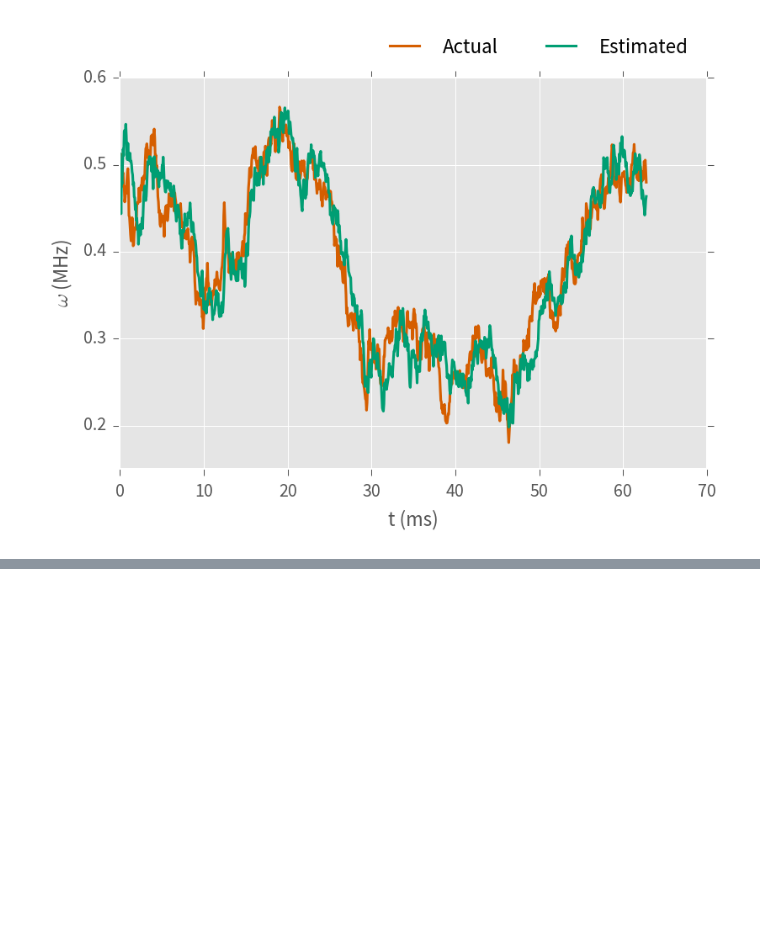
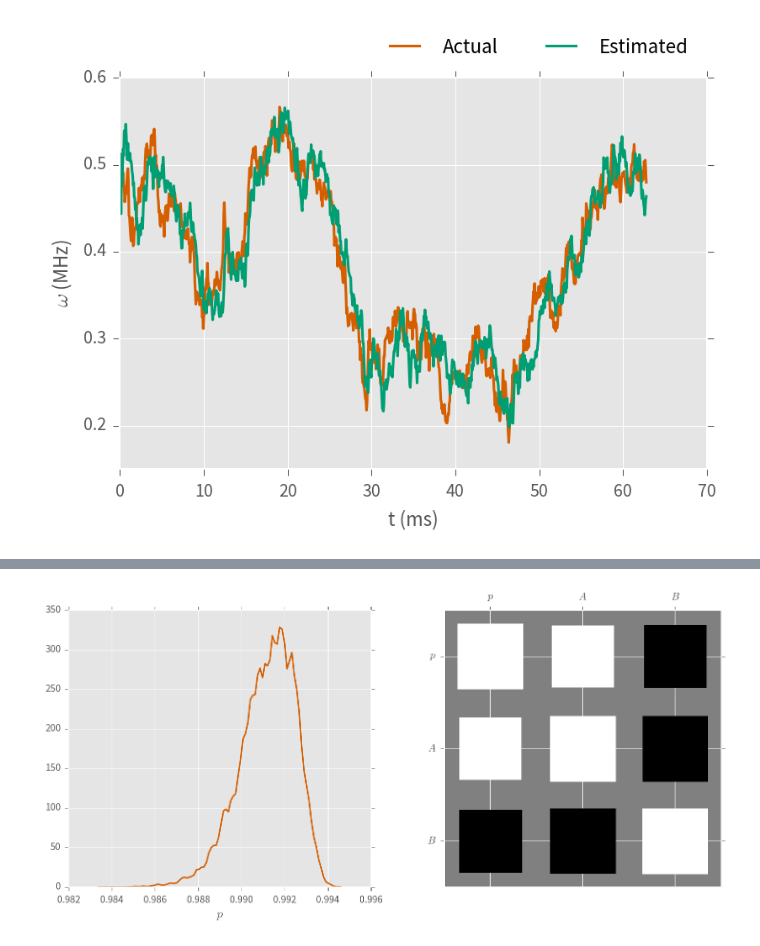
Before and after one commit to cgranade/cgranade.github.io, a Jupyter notebook: research/talks/griffiths/05-2016/examples.ipynb, the cells around one changed output, grey strips where cells are left out. Cells and saved outputs as stored; diff of their text form; code cells hidden in the pictures; blank space fills up the shorter version.

```diff
--- a/research/talks/griffiths/05-2016/examples.ipynb
+++ b/research/talks/griffiths/05-2016/examples.ipynb
@@ -246,0 +269,10 @@ plt.savefig('figures/rabi-random-walk.png', format='png', dpi=300, frameon=False
+# %%
+plt.figure(figsize=(12, 5))
+plt.subplot(1, 2, 1)
+extra['updater'].plot_posterior_marginal(idx_param=0)
+
+plt.subplot(1, 2, 2)
+extra['updater'].plot_covariance(corr=True)
+plt.savefig('figures/rb-combined.png', format='png', dpi=300, frameon=False, transparent=False)
+# %% [output]
+[figure, added]
```
Also changed, not shown: parts of 5 cells of this notebook, 5 other files.
